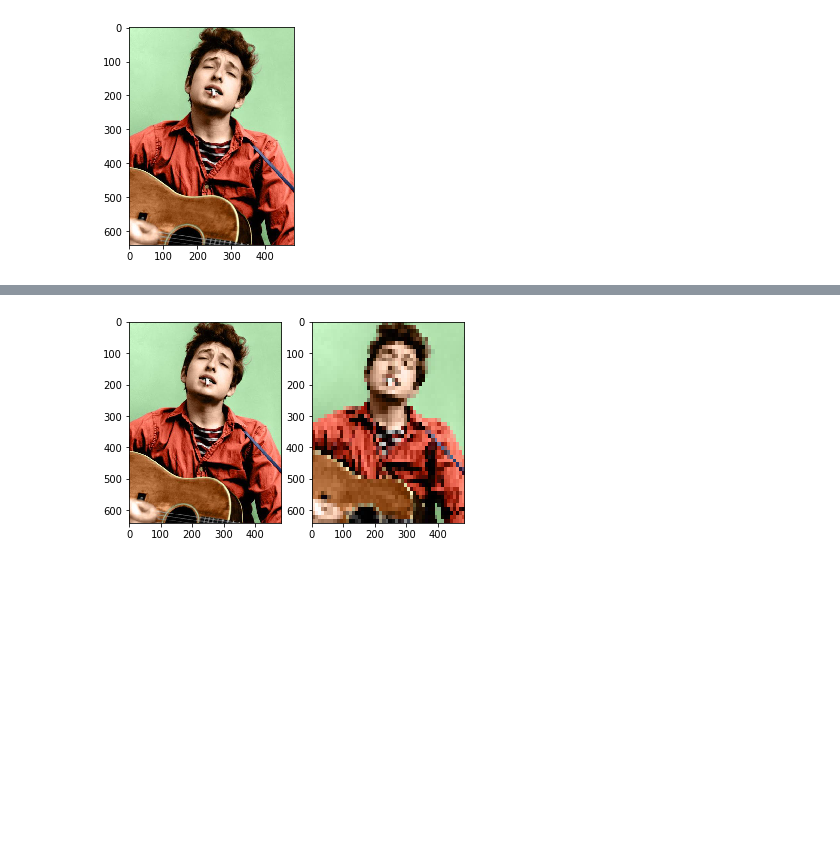
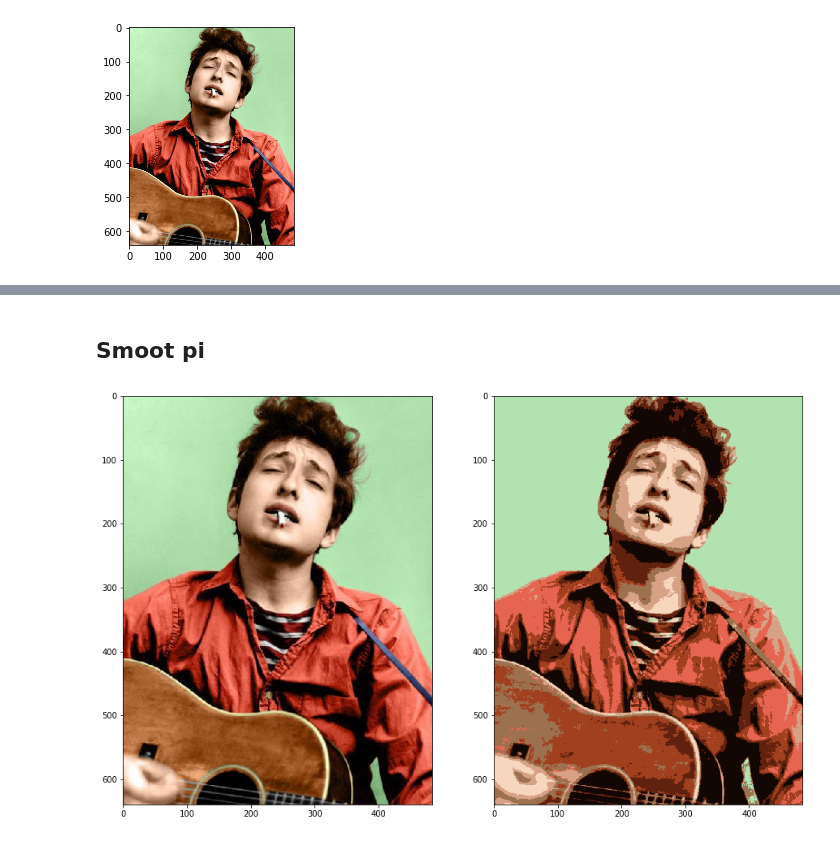
Before and after one commit to danwarrior/pixelate_image, a Jupyter notebook: notebooks/pixelation_example.ipynb, the cells around one changed output, grey strips where cells are left out. Drawn from its saved outputs; the diff is of its cells as text; code cells hidden in the pictures; blank space fills up the shorter version.

```diff
--- a/notebooks/pixelation_example.ipynb
+++ b/notebooks/pixelation_example.ipynb
@@ -19,4 +24,8 @@ pixel_dylan = utils.simple_pixelation(dylan, 50, 50)
+# %% [markdown]
+## Smoot pi
+# %%
+k_pixel_dylan = utils.kMeansImage(dylan, 8)
 # %%
-utils.display_images_pair(dylan, pixel_dylan)
+utils.display_images_pair(dylan, k_pixel_dylan)
 # %% [output]
-[figure, old version]
+[figure, new version]
```
Also changed, not shown: parts of 4 cells of this notebook, 1 other file.
